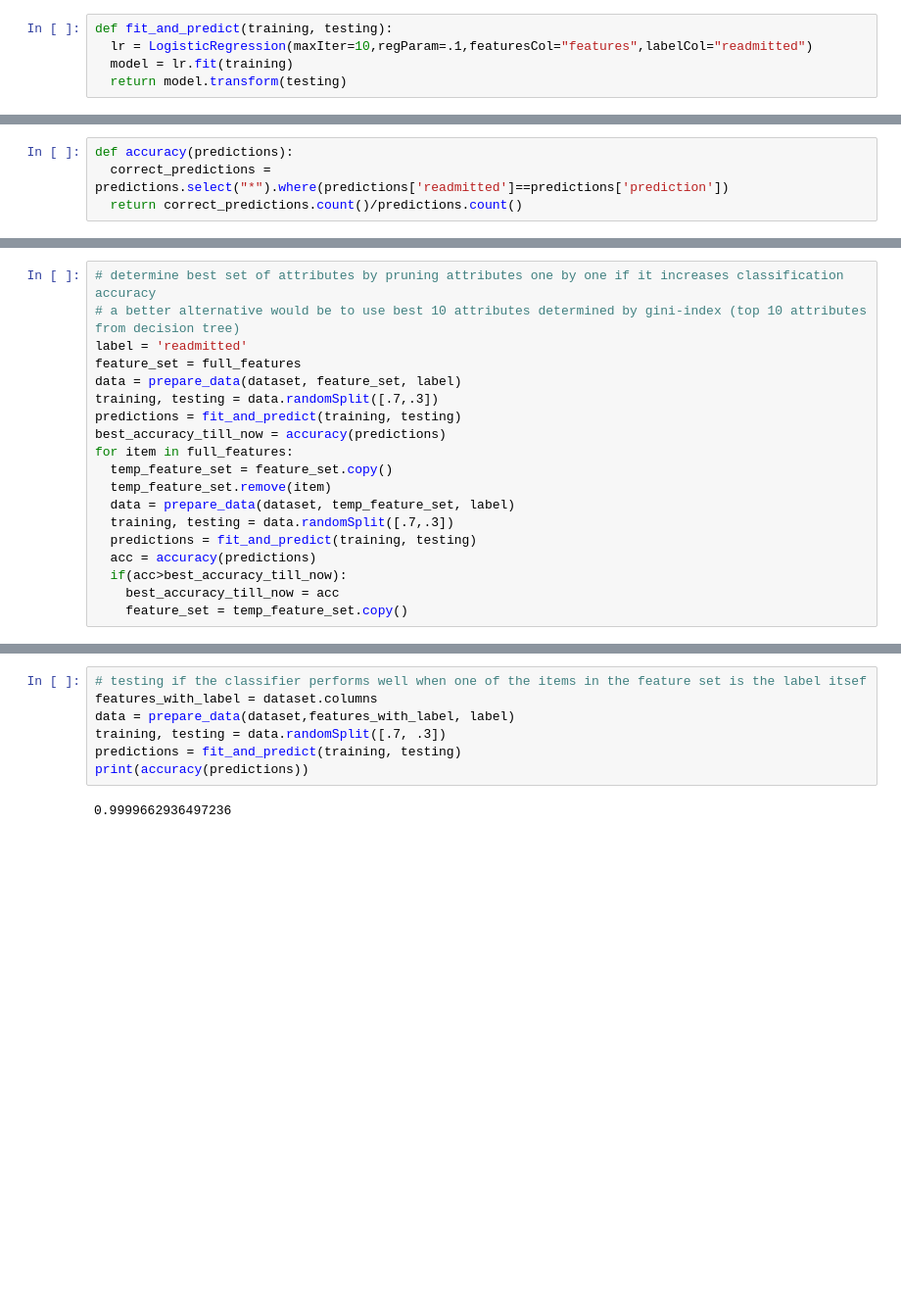
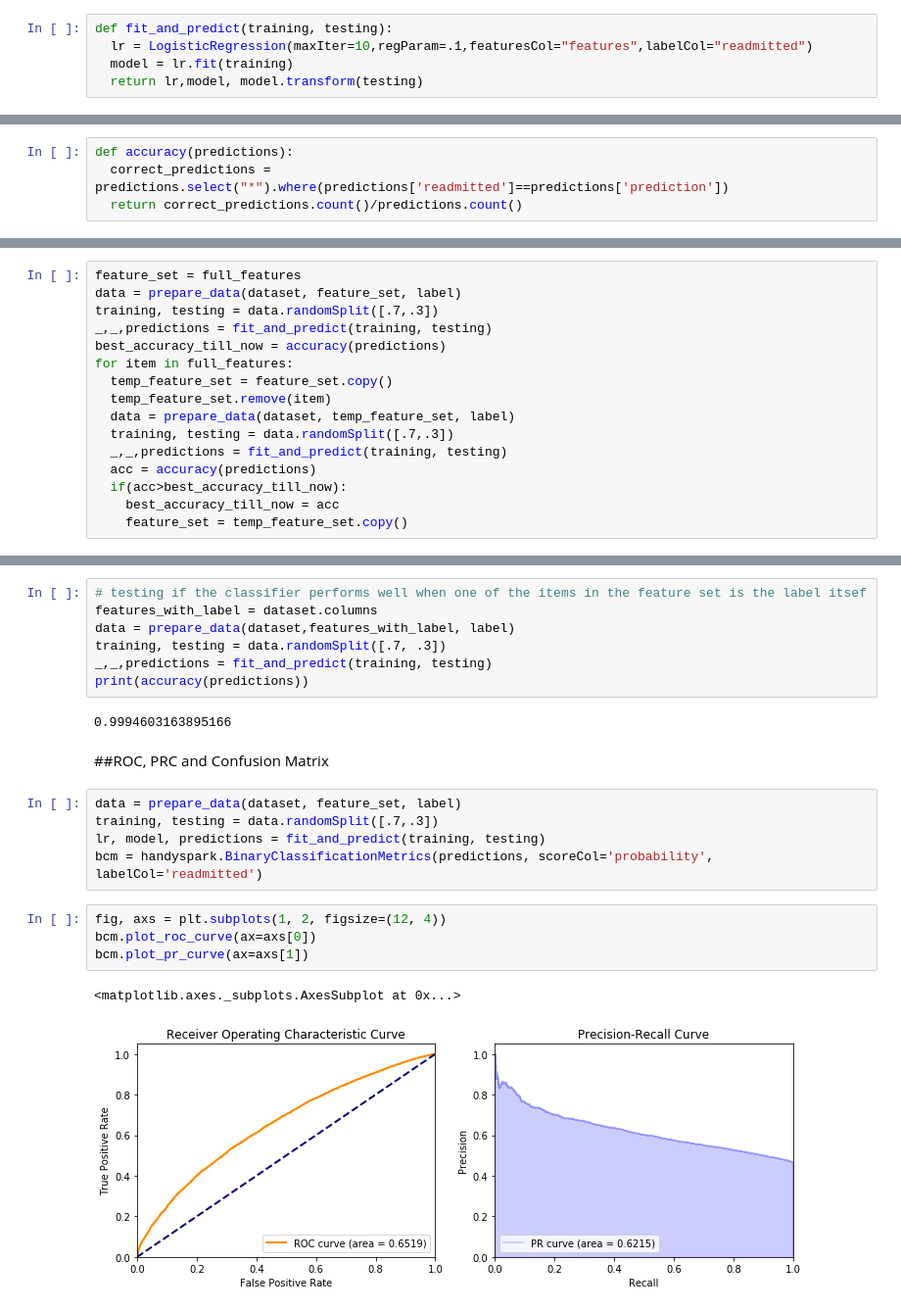
Before and after one commit to atosh502/smarter-healthcare, a Jupyter notebook: LogisticRegression.ipynb, the cells around one changed output, grey strips where cells are left out. Shown at 98% size. Drawn from its saved outputs; the diff is of its cells as text; blank space fills up the shorter version.

Commit message:
added ROC curve, PR curve and confusion matrix

```diff
--- a/LogisticRegression.ipynb
+++ b/LogisticRegression.ipynb
@@ -37,4 +46,4 @@ def prepare_data(dataset, feature_cols, label):
 def fit_and_predict(training, testing):
   lr = LogisticRegression(maxIter=10,regParam=.1,featuresCol="features",labelCol="readmitted")
   model = lr.fit(training)
-  return model.transform(testing)
+  return lr,model, model.transform(testing)
@@ -50,18 +69,15 @@ full_features = dataset.drop('readmitted').columns
 # %%
-# determine best set of attributes by pruning attributes one by one if it increases classification accuracy
-# a better alternative would be to use best 10 attributes determined by gini-index (top 10 attributes from decision tree)
-label = 'readmitted'
 feature_set = full_features
 data = prepare_data(dataset, feature_set, label)
 training, testing = data.randomSplit([.7,.3])
-predictions = fit_and_predict(training, testing)
+_,_,predictions = fit_and_predict(training, testing)
 best_accuracy_till_now = accuracy(predictions)
 for item in full_features:
   temp_feature_set = feature_set.copy()
   temp_feature_set.remove(item)
   data = prepare_data(dataset, temp_feature_set, label)
   training, testing = data.randomSplit([.7,.3])
-  predictions = fit_and_predict(training, testing)
+  _,_,predictions = fit_and_predict(training, testing)
   acc = accuracy(predictions)
   if(acc>best_accuracy_till_now):
     best_accuracy_till_now = acc
@@ -92,7 +119,21 @@ accuracy:  0.60213192110534
 features_with_label = dataset.columns
 data = prepare_data(dataset,features_with_label, label)
 training, testing = data.randomSplit([.7, .3])
-predictions = fit_and_predict(training, testing)
+_,_,predictions = fit_and_predict(training, testing)
 print(accuracy(predictions))
 # %% [output]
-0.9999662936497236
+0.9994603163895166
+# %% [markdown]
+##ROC, PRC and Confusion Matrix
+# %%
+data = prepare_data(dataset, feature_set, label)
+training, testing = data.randomSplit([.7,.3])
+lr, model, predictions = fit_and_predict(training, testing)
+bcm = handyspark.BinaryClassificationMetrics(predictions, scoreCol='probability', labelCol='readmitted')
+# %%
+fig, axs = plt.subplots(1, 2, figsize=(12, 4))
+bcm.plot_roc_curve(ax=axs[0])
+bcm.plot_pr_curve(ax=axs[1])
+# %% [output]
+<matplotlib.axes._subplots.AxesSubplot at 0x...>
+[figure, added]
```
Also changed, not shown: parts of 16 cells of this notebook.
